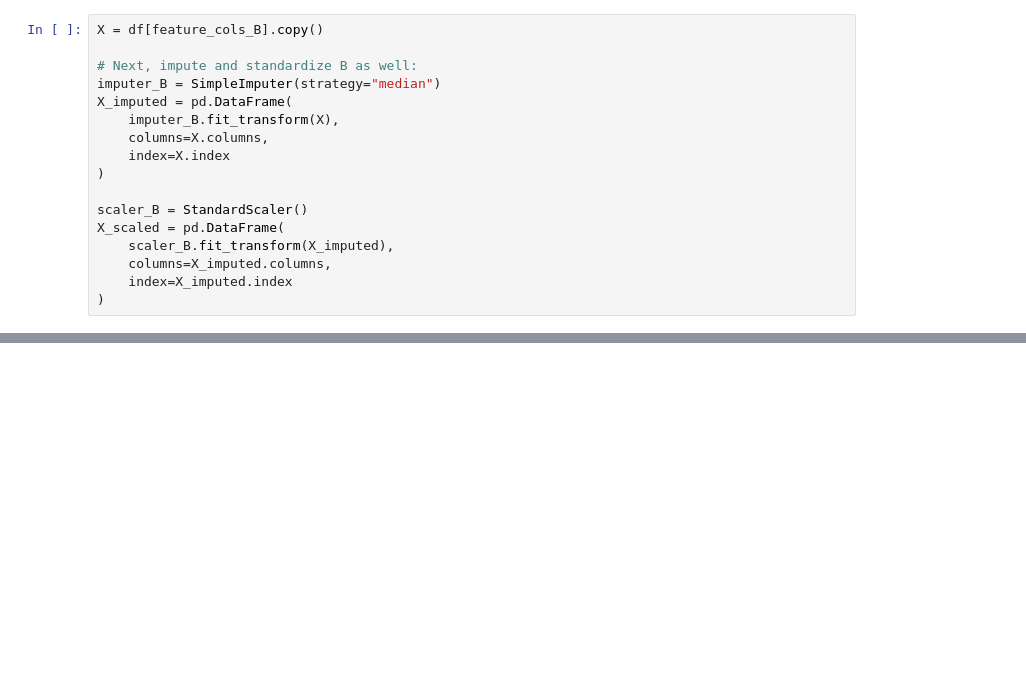
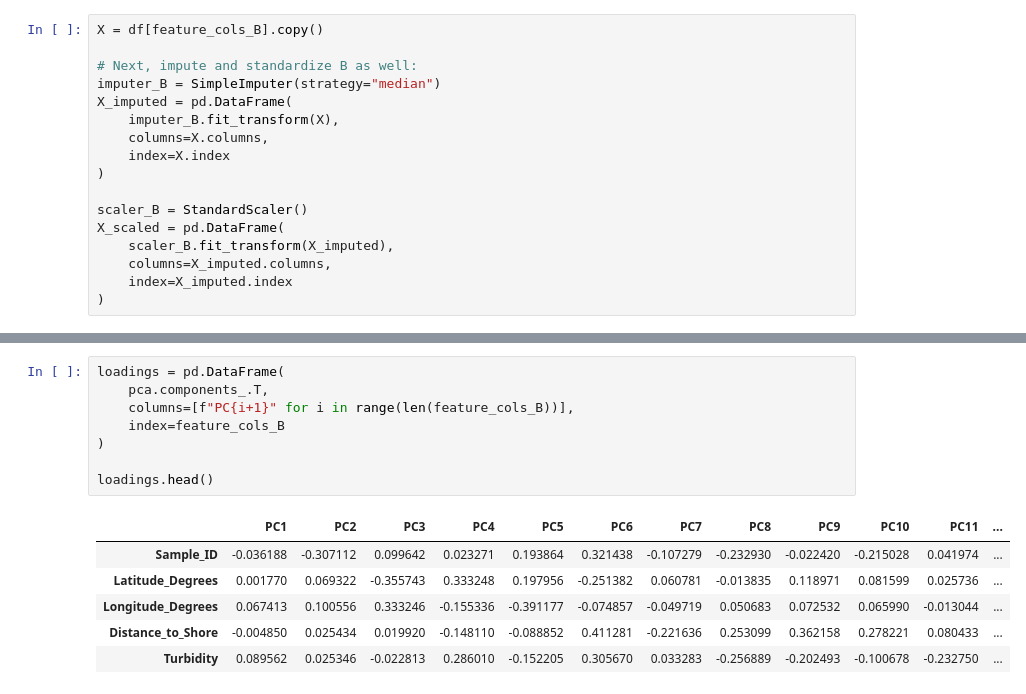
Before and after one commit to gebert98/CSCI4022Project, a Jupyter notebook: AnalysisB.ipynb, the cells around one changed output, grey strips where cells are left out. Drawn from its saved outputs; the diff is of its cells as text; blank space fills up the shorter version.

```diff
--- a/AnalysisB.ipynb
+++ b/AnalysisB.ipynb
@@ -53,0 +90,15 @@ X_scaled = pd.DataFrame(
+# %%
+loadings = pd.DataFrame(
+    pca.components_.T,
+    columns=[f"PC{i+1}" for i in range(len(feature_cols_B))],
+    index=feature_cols_B
+)
+
+loadings.head()
+# %% [output]
+|  | PC1 | PC2 | PC3 | PC4 | PC5 | PC6 | PC7 | PC8 | PC9 | PC10 | PC11 | ... |
+| Sample_ID | -0.036188 | -0.307112 | 0.099642 | 0.023271 | 0.193864 | 0.321438 | -0.107279 | -0.232930 | -0.022420 | -0.215028 | 0.041974 | ... |
+| Latitude_Degrees | 0.001770 | 0.069322 | -0.355743 | 0.333248 | 0.197956 | -0.251382 | 0.060781 | -0.013835 | 0.118971 | 0.081599 | 0.025736 | ... |
+| Longitude_Degrees | 0.067413 | 0.100556 | 0.333246 | -0.155336 | -0.391177 | -0.074857 | -0.049719 | 0.050683 | 0.072532 | 0.065990 | -0.013044 | ... |
+| Distance_to_Shore | -0.004850 | 0.025434 | 0.019920 | -0.148110 | -0.088852 | 0.411281 | -0.221636 | 0.253099 | 0.362158 | 0.278221 | 0.080433 | ... |
+| Turbidity | 0.089562 | 0.025346 | -0.022813 | 0.286010 | -0.152205 | 0.305670 | 0.033283 | -0.256889 | -0.202493 | -0.100678 | -0.232750 | ... |
```
Also changed, not shown: parts of 7 cells of this notebook.
